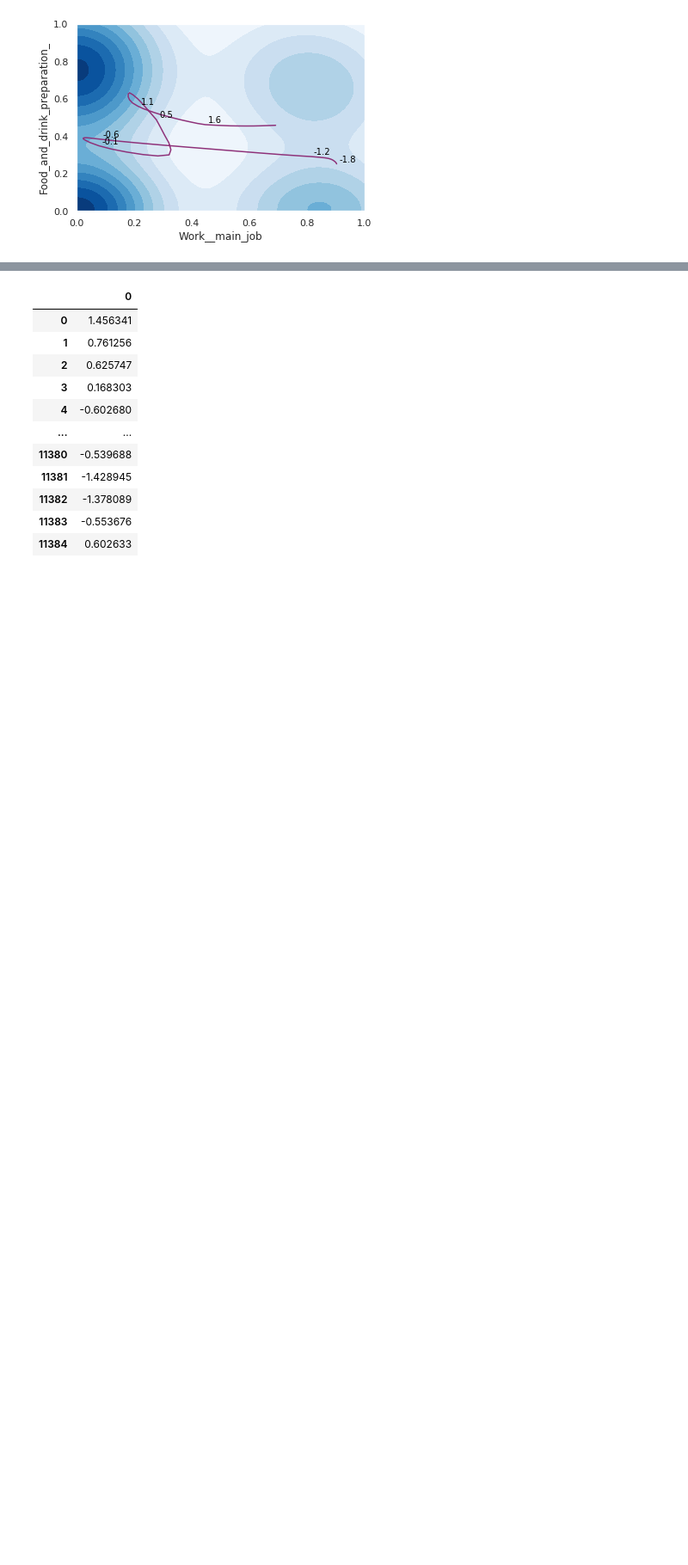
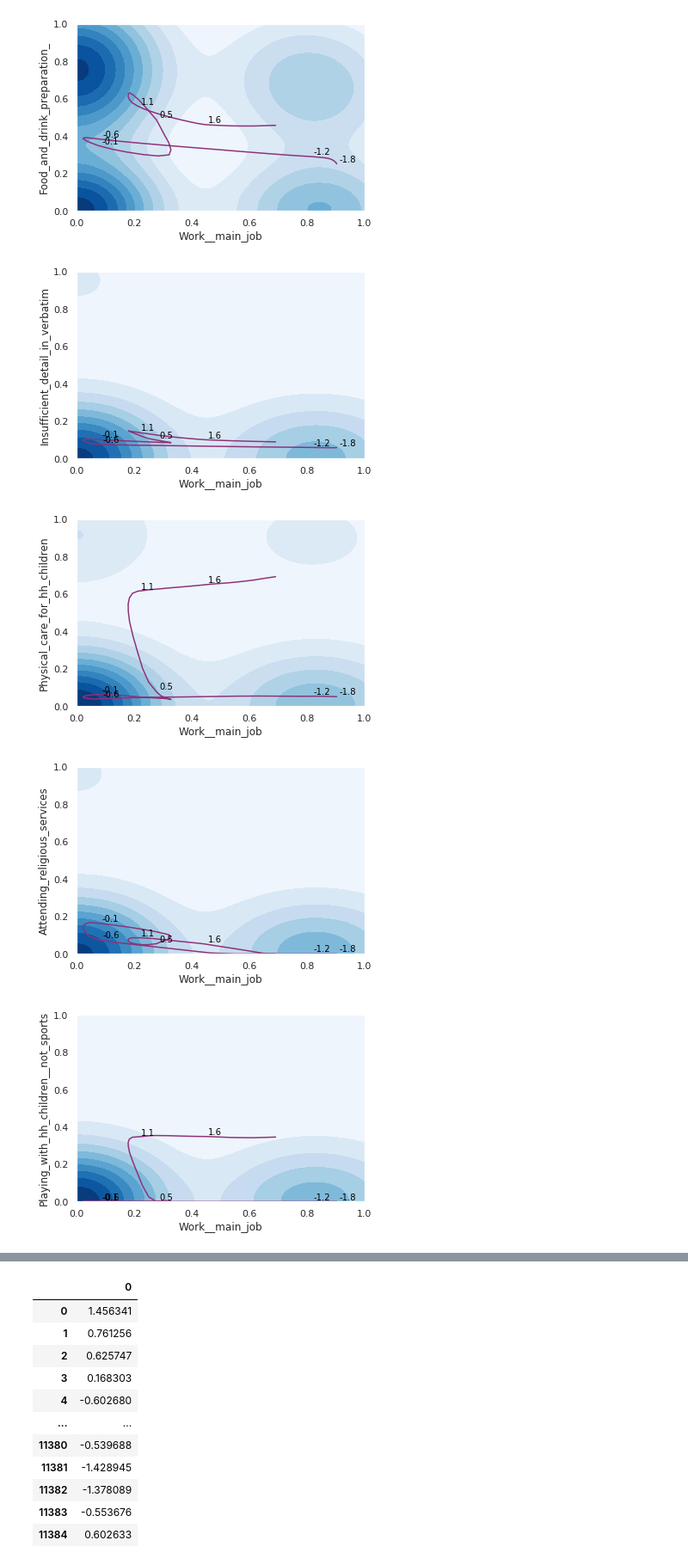
Before and after one commit to yaniv256/VAEs-in-Economics, a Jupyter notebook: Notebooks/Time_use_shares_with_vaes.ipynb, the cells around one changed output, grey strips where cells are left out. Shown at 86% size. Cells and saved outputs as stored; diff of their text form; code cells hidden in the pictures; blank space fills up the shorter version.

```diff
--- a/Notebooks/Time_use_shares_with_vaes.ipynb
+++ b/Notebooks/Time_use_shares_with_vaes.ipynb
@@ -373,6 +373,7 @@ def encode_plot2d(
     data,
     encoder,
     decoder,
+    ax=plt.axes(),
     x_col = 'Work__main_job',
     y_col = 'Food_and_drink_preparation_',
     lowest_percentile=1,
@@ -392,16 +393,26 @@ def encode_plot2d(
   filtered=pd.DataFrame((decoder.predict(grid_x)))
   filtered.columns = df.columns
 
-  fig, ax = plt.subplots()
-
-  sns.kdeplot(data[x_col], data[y_col], cmap="Blues", shade=True, bw=.2, cut=0, legend=True)
+  sns.kdeplot(data[x_col], data[y_col], cmap="Blues", shade=True, bw=.2, cut=0, legend=True, ax=ax)
   sns.lineplot(x = filtered[x_col], y=filtered[y_col], linewidth=1.5,
-                color= '#8E3179', sort=False)
+                color= '#8E3179', sort=False, ax=ax)
 
   for i in range(0,n,step):
       ax.text(filtered[x_col][i]+0.01, filtered[y_col][i]+0.01, np.round(grid_x[i],1),
               horizontalalignment='left', size='small', color='black')
 
-encode_plot2d(qt,encoder,decoder)
+  plt.savefig(x_col+'_'+y_col+'.png')
+  plt.show()
+
+encode_plot2d(qt,encoder,decoder, ax=plt.axes())
 # %% [output]
 [figure]
+# %%
+for field in filtered.columns[16:30]:
+
+     encode_plot2d(qt,encoder,decoder, ax=plt.axes(), y_col=field)
+# %% [output]
+[figure, added]
+[figure, added]
+[figure, added]
+[figure, added]
```
Also changed, not shown: parts of 1 cell of this notebook.
